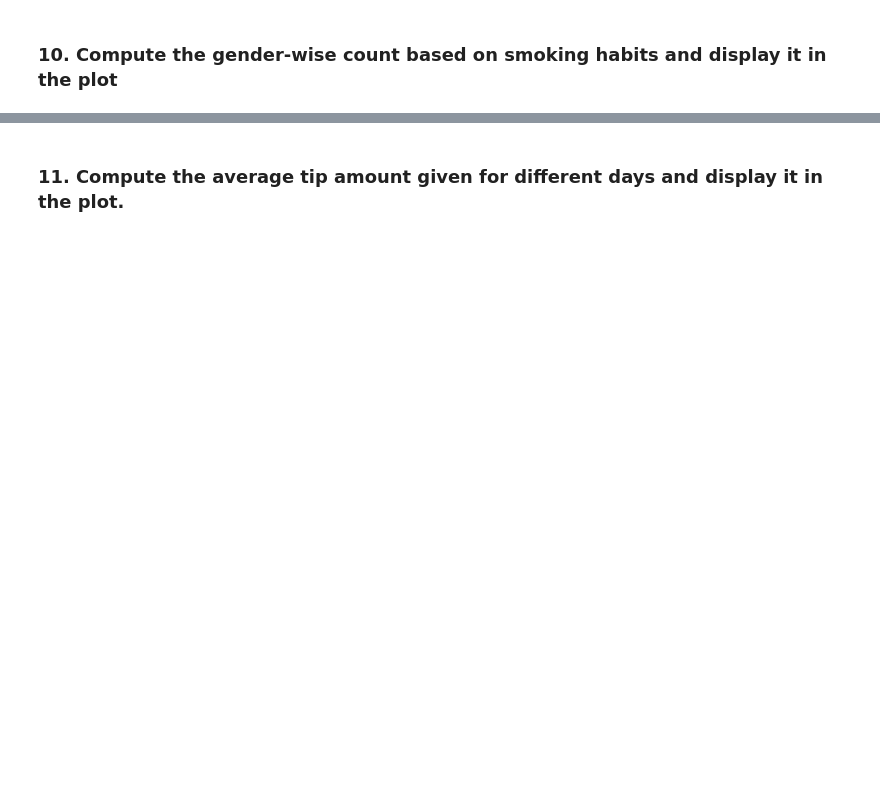
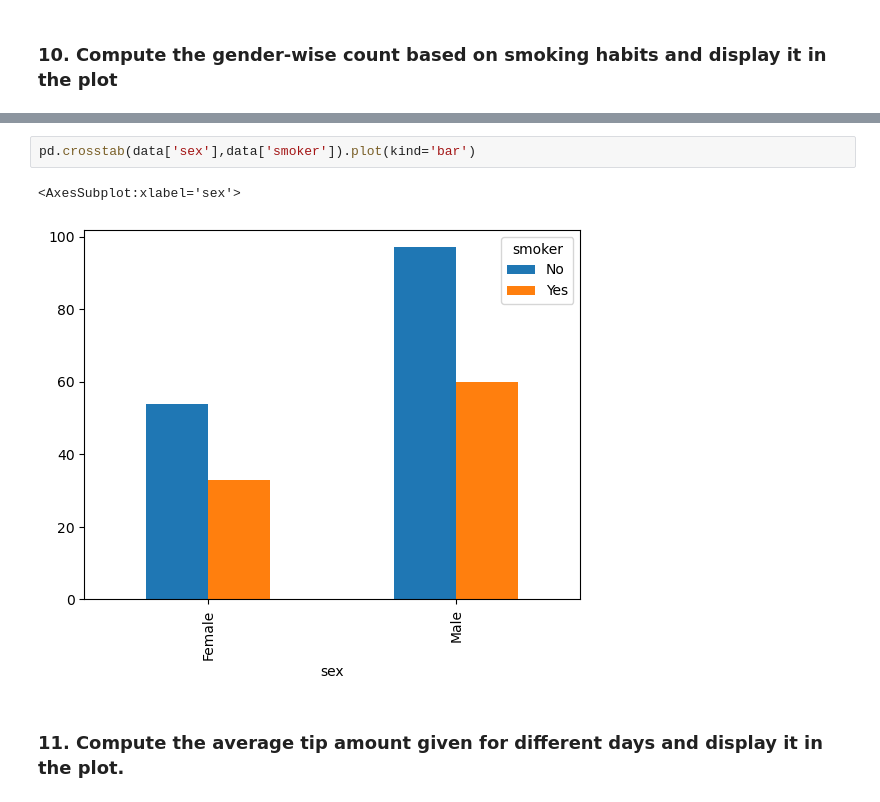
Before and after one commit to tarangini-shetty/tarangini_Lab2_Python_for_DS, a Jupyter notebook: Lab2.ipynb, the cells around one changed output, grey strips where cells are left out. Drawn from its saved outputs; the diff is of its cells as text; blank space fills up the shorter version.

```diff
--- a/Lab2.ipynb
+++ b/Lab2.ipynb
@@ -151,2 +169,7 @@ sns.scatterplot(x='total_bill',y='tip',data=data)
+# %%
+pd.crosstab(data['sex'],data['smoker']).plot(kind='bar')
+# %% [output]
+<AxesSubplot:xlabel='sex'>
+[figure, added]
 # %% [markdown]
 ### 11. Compute the average tip amount given for different days and display it in the plot.
```
Also changed, not shown: parts of 50 cells of this notebook.
